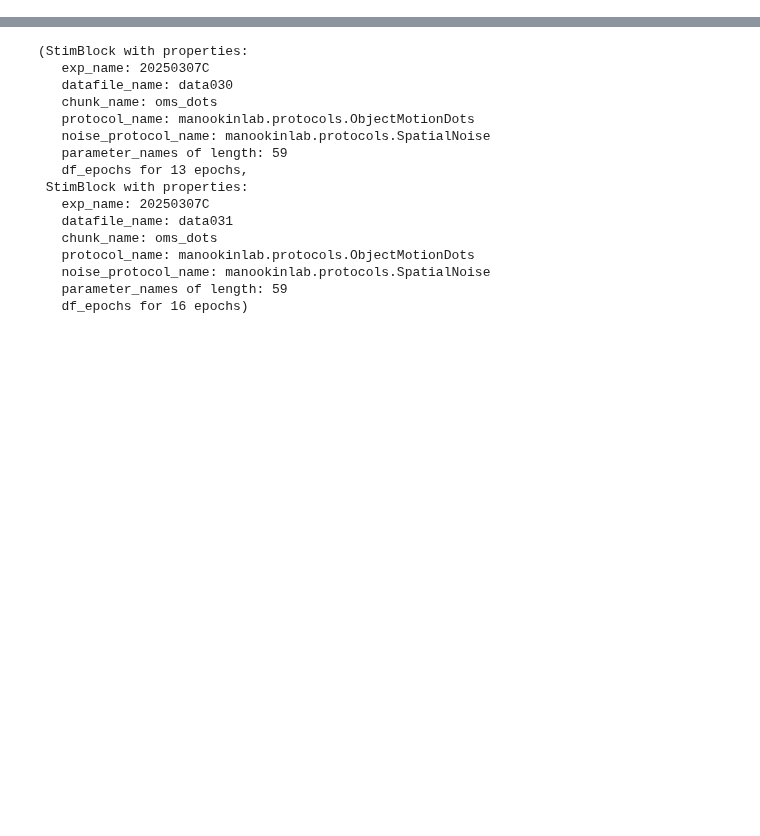
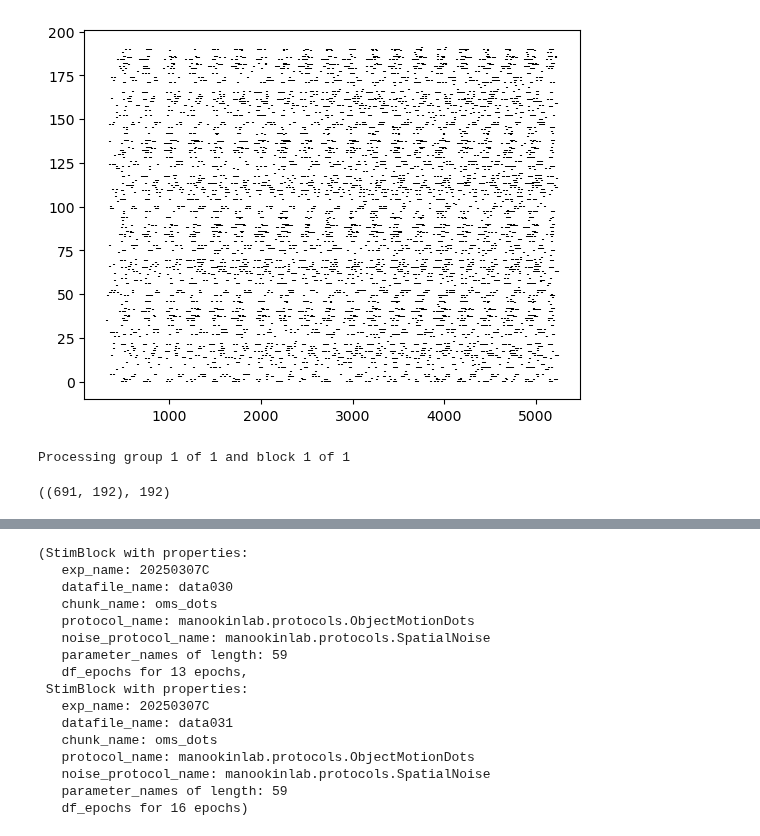
Before and after one commit to DRezeanu/retinanalysis, a Jupyter notebook: nbs/query_test.ipynb, the cells around one changed output, grey strips where cells are left out. Saved outputs shown, nothing was run; the diff lists cells and outputs as text; code cells hidden in the pictures; blank space fills up the shorter version.

```diff
--- a/nbs/query_test.ipynb
+++ b/nbs/query_test.ipynb
@@ -38,4 +50,16 @@ Found 60 experiments, 107 epoch blocks.
 # %%
 importlib.reload(stim)
-idxs = [105, 106]
+# idxs = [105, 106]
+idxs = [79]
 sg = stim.make_stim_group(df.loc[idxs, 'exp_name'], df.loc[idxs, 'datafile_name'])
+# %%
+import response
+importlib.reload(response)
+r1 = response.ResponseBlock(sg.ls_blocks[0].exp_name, sg.ls_blocks[0].datafile_name)
+# %%
+import matplotlib.pyplot as plt
+sts = r1.df_spike_times.iloc[9,0]
+for i in range(r1.n_epochs):
+    plt.eventplot(sts[i], lineoffsets=i, linelengths=0.5, colors='black')
+# %% [output]
+[figure, added]
@@ -41,0 +69,9 @@ sg = stim.make_stim_group(df.loc[idxs, 'exp_name'], df.loc[idxs, 'datafile_name'
+# %%
+t_out = c_data.get_spike_times_and_parameters('GratingDSOS', file_name=r1.datafile_name,
+sort_algorithm=r1.ss_version)
+# %% [output]
+Processing group 1 of 1 and block 1 of 1
+# %%
+t_out[0].shape, r1.n_epochs
+# %% [output]
+((691, 192), 192)
```
Also changed, not shown: parts of 12 cells of this notebook, 1 other file.
